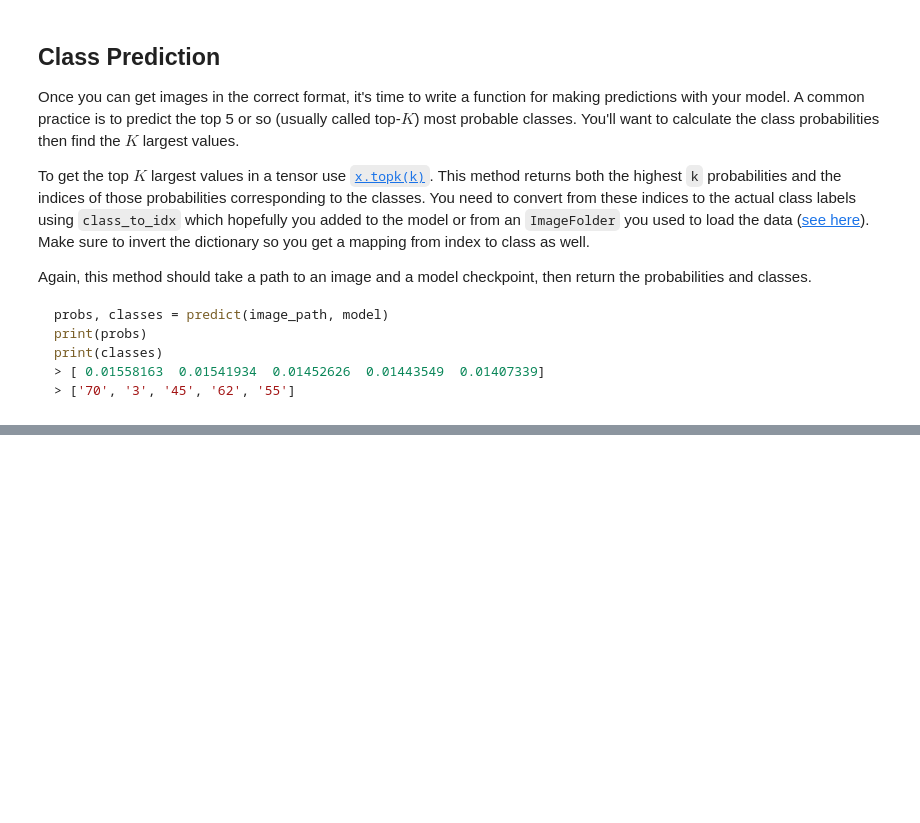
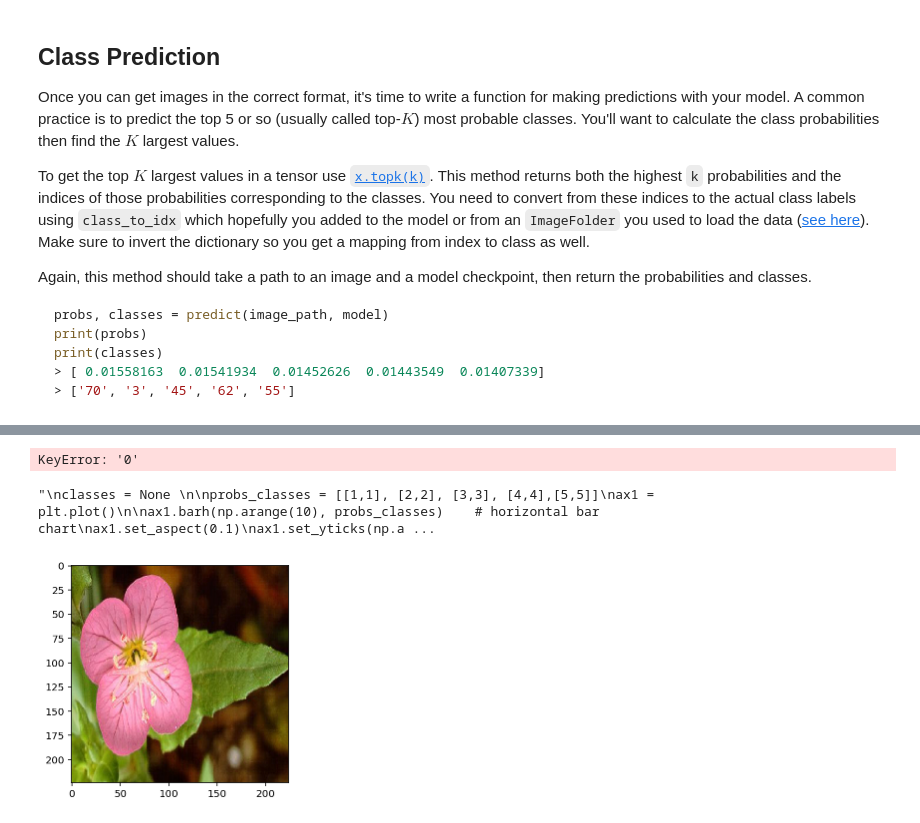
Before and after one commit to jim2236/Image_Classifier_Udacity, a Jupyter notebook: Image Classifier Project.ipynb, the cells around one changed output, grey strips where cells are left out. Saved outputs shown, nothing was run; the diff lists cells and outputs as text; code cells hidden in the pictures; blank space fills up the shorter version.

```diff
--- a/Image Classifier Project.ipynb
+++ b/Image Classifier Project.ipynb
@@ -488,20 +488,22 @@ Now that you can use a trained model for predictions, check to make sure it make
 
 You can convert from the class integer encoding to actual flower names with the `cat_to_name.json` file (should have been loaded earlier in the notebook). To show a PyTorch tensor as an image, use the `imshow` function defined above.
 # %%
-classes = torch.tensor([[84, 1, 100, 90, 49]])
-classes = classes.numpy()
+#classes = classes.numpy()
 
 final_classes = dict()
 
 for i in classes[0]:
     final_classes.update({str(i): cat_to_name[str(i)]})
-    print
+
+print(final_classes)
+# %% [output]
+KeyError: '0'
 # %%
 # TODO: Display an image along with the top 5 classes
 
 filepath = '/home/workspace/aipnd-project/'
 image_path = filepath + 'flowers/test/1/'
-image = imshow((process_image(image_path + 'image_06743.jpg')))
+image = imshow((process_image(image_path + 'image_06760.jpg')))
 '''
 classes = None
 
@@ -511,30 +513,33 @@ ax1 = plt.plot()
 ax1.barh(np.arange(10), probs_classes)    # horizontal bar chart
 ax1.set_aspect(0.1)
 ax1.set_yticks(np.arange(10))
 
 ax1.set_yticklabels(['T-shirt/top',
                             'Trouser',
                             'Pullover',
                             'Dress',
                             'Coat'], size='small');
 ax1.set_title('Class Probability')
 ax1.set_xlim(0, 1.1)
 
 plt.tight_layout()
 '''
 #print(image.shape)
 
 
 #plt.figure(imshow(image), figsize=(224,224))
 
 #fig, (ax1, ax2) = plt.subplots(ncols=2) #figsize=(224,224),
 #ax1.imshow(image) #.resize_(1, 28, 28).numpy().squeeze())
 #ax1.axis('off')
 #ax2.barh(np.arange(10), ps)
 #ax2.set_aspect(0.1)
 #ax2.set_yticks(np.arange(10))
 
 #ax2.set_title('Class Probability')
 #ax2.set_xlim(0, 1.1)
 
 #plt.tight_layout()
+# %% [output]
+"\nclasses = None \n\nprobs_classes = [[1,1], [2,2], [3,3], [4,4],[5,5]]\nax1 = plt.plot()\n\nax1.barh(np.arange(10), probs_classes)    # horizontal bar chart\nax1.set_aspect(0.1)\nax1.set_yticks(np.a ...
+[figure, added]
```
Also changed, not shown: parts of 2 cells of this notebook.
